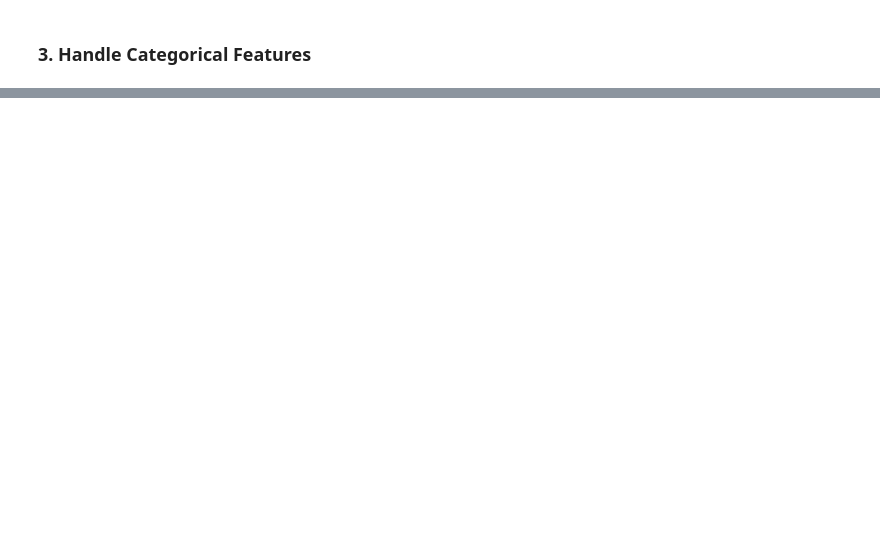
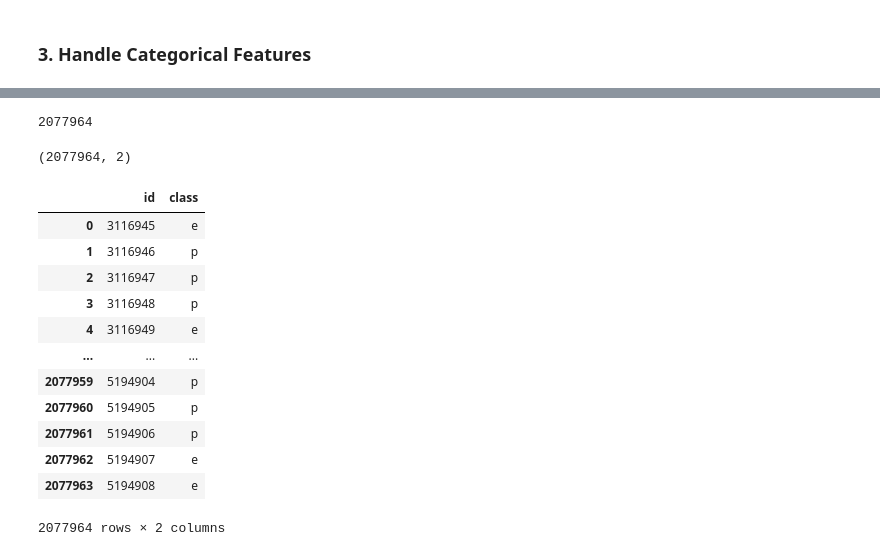
Before and after one commit to AbdelrahmanAshraf318/Kaggle-Competitions-, a Jupyter notebook: Binary Prediction of Poisonous Mushrooms/Untitled.ipynb, the cells around one changed output, grey strips where cells are left out. Cells and saved outputs as stored; diff of their text form; code cells hidden in the pictures; blank space fills up the shorter version.

```diff
--- a/Binary Prediction of Poisonous Mushrooms/Untitled.ipynb
+++ b/Binary Prediction of Poisonous Mushrooms/Untitled.ipynb
@@ -305,0 +541,4 @@ def handle_cat_features(dataset):
+# %%
+len(test_pred_class)
+# %% [output]
+2077964
@@ -305,0 +547,4 @@ def handle_cat_features(dataset):
+# %%
+submit.shape
+# %% [output]
+(2077964, 2)
@@ -305,0 +555,16 @@ def handle_cat_features(dataset):
+# %%
+pd.read_csv('dataset/submit/submit.csv')
+# %% [output]
+|  | id | class |
+| 0 | 3116945 | e |
+| 1 | 3116946 | p |
+| 2 | 3116947 | p |
+| 3 | 3116948 | p |
+| 4 | 3116949 | e |
+| ... | ... | ... |
+| 2077959 | 5194904 | p |
+| 2077960 | 5194905 | p |
+| 2077961 | 5194906 | p |
+| 2077962 | 5194907 | e |
+| 2077963 | 5194908 | e |
+2077964 rows × 2 columns
```
Also changed, not shown: parts of 57 cells of this notebook.
